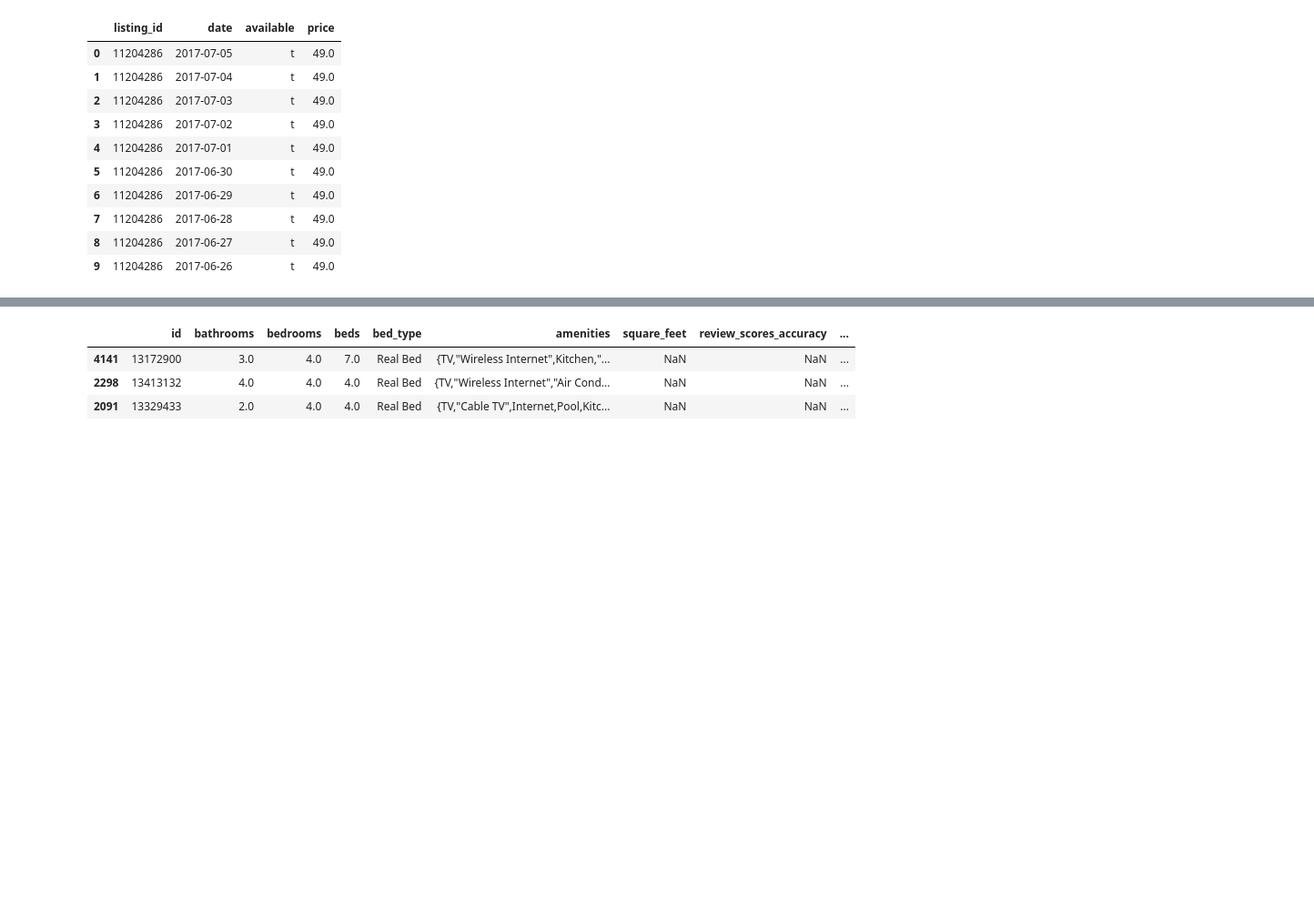
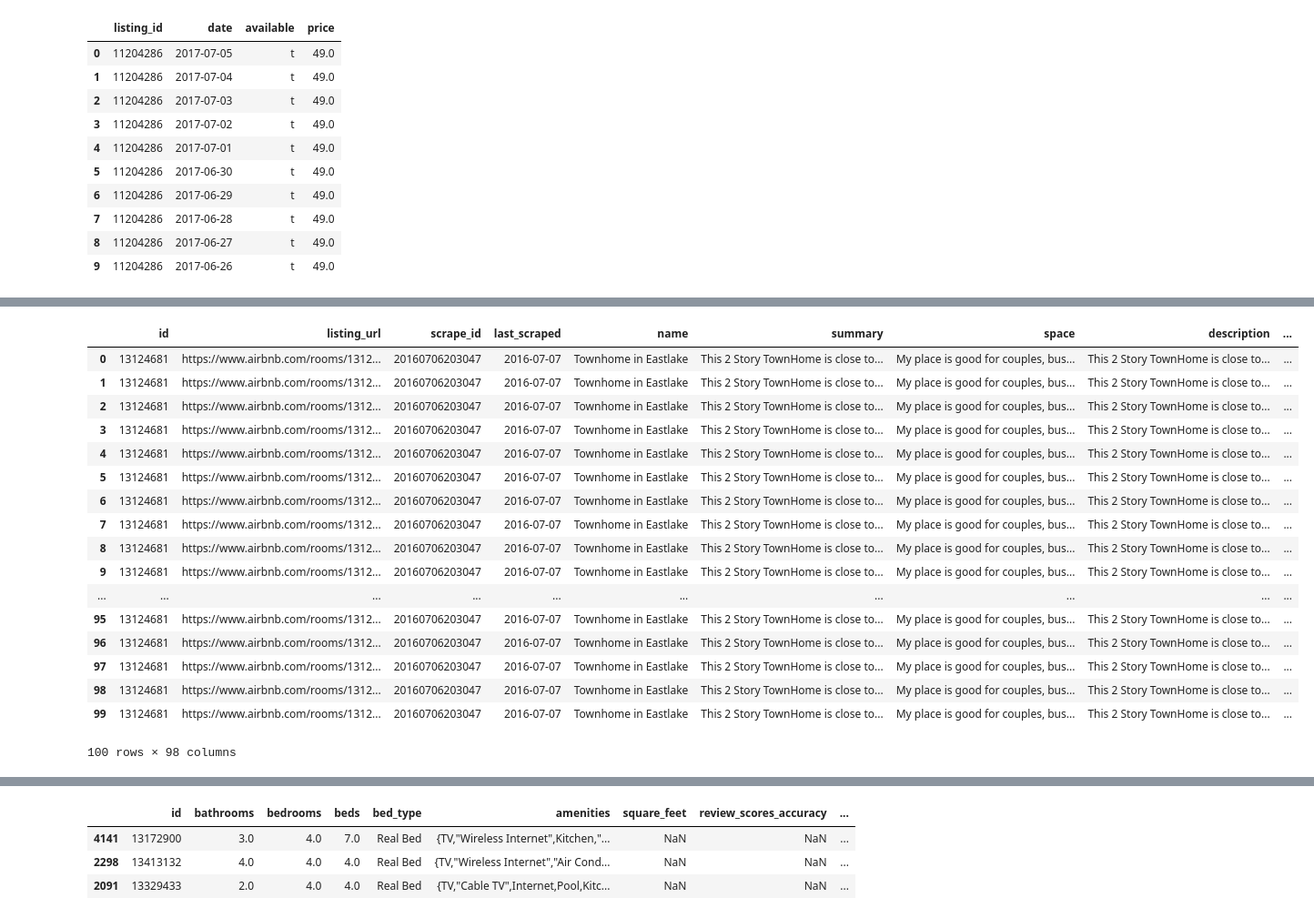
Before and after one commit to mas-dse-saachary/UCSD-MAS-Capstone-Project, a Jupyter notebook: listings_explo.ipynb, the cells around one changed output, grey strips where cells are left out. Shown at 91% size. Cells and saved outputs as stored; diff of their text form; code cells hidden in the pictures; blank space fills up the shorter version.

```diff
--- a/listings_explo.ipynb
+++ b/listings_explo.ipynb
@@ -138,0 +175,21 @@ cal.head(10)
+# %%
+merged.head(100)
+# %% [output]
+|  | id | listing_url | scrape_id | last_scraped | name | summary | space | description | ... |
+| 0 | 13124681 | https://www.airbnb.com/rooms/1312... | 20160706203047 | 2016-07-07 | Townhome in Eastlake | This 2 Story TownHome is close to... | My place is good for couples, bus... | This 2 Story TownHome is close to... | ... |
+| 1 | 13124681 | https://www.airbnb.com/rooms/1312... | 20160706203047 | 2016-07-07 | Townhome in Eastlake | This 2 Story TownHome is close to... | My place is good for couples, bus... | This 2 Story TownHome is close to... | ... |
+| 2 | 13124681 | https://www.airbnb.com/rooms/1312... | 20160706203047 | 2016-07-07 | Townhome in Eastlake | This 2 Story TownHome is close to... | My place is good for couples, bus... | This 2 Story TownHome is close to... | ... |
+| 3 | 13124681 | https://www.airbnb.com/rooms/1312... | 20160706203047 | 2016-07-07 | Townhome in Eastlake | This 2 Story TownHome is close to... | My place is good for couples, bus... | This 2 Story TownHome is close to... | ... |
+| 4 | 13124681 | https://www.airbnb.com/rooms/1312... | 20160706203047 | 2016-07-07 | Townhome in Eastlake | This 2 Story TownHome is close to... | My place is good for couples, bus... | This 2 Story TownHome is close to... | ... |
+| 5 | 13124681 | https://www.airbnb.com/rooms/1312... | 20160706203047 | 2016-07-07 | Townhome in Eastlake | This 2 Story TownHome is close to... | My place is good for couples, bus... | This 2 Story TownHome is close to... | ... |
+| 6 | 13124681 | https://www.airbnb.com/rooms/1312... | 20160706203047 | 2016-07-07 | Townhome in Eastlake | This 2 Story TownHome is close to... | My place is good for couples, bus... | This 2 Story TownHome is close to... | ... |
+| 7 | 13124681 | https://www.airbnb.com/rooms/1312... | 20160706203047 | 2016-07-07 | Townhome in Eastlake | This 2 Story TownHome is close to... | My place is good for couples, bus... | This 2 Story TownHome is close to... | ... |
+| 8 | 13124681 | https://www.airbnb.com/rooms/1312... | 20160706203047 | 2016-07-07 | Townhome in Eastlake | This 2 Story TownHome is close to... | My place is good for couples, bus... | This 2 Story TownHome is close to... | ... |
+| 9 | 13124681 | https://www.airbnb.com/rooms/1312... | 20160706203047 | 2016-07-07 | Townhome in Eastlake | This 2 Story TownHome is close to... | My place is good for couples, bus... | This 2 Story TownHome is close to... | ... |
+| ... | ... | ... | ... | ... | ... | ... | ... | ... | ... |
+| 95 | 13124681 | https://www.airbnb.com/rooms/1312... | 20160706203047 | 2016-07-07 | Townhome in Eastlake | This 2 Story TownHome is close to... | My place is good for couples, bus... | This 2 Story TownHome is close to... | ... |
+| 96 | 13124681 | https://www.airbnb.com/rooms/1312... | 20160706203047 | 2016-07-07 | Townhome in Eastlake | This 2 Story TownHome is close to... | My place is good for couples, bus... | This 2 Story TownHome is close to... | ... |
+| 97 | 13124681 | https://www.airbnb.com/rooms/1312... | 20160706203047 | 2016-07-07 | Townhome in Eastlake | This 2 Story TownHome is close to... | My place is good for couples, bus... | This 2 Story TownHome is close to... | ... |
+| 98 | 13124681 | https://www.airbnb.com/rooms/1312... | 20160706203047 | 2016-07-07 | Townhome in Eastlake | This 2 Story TownHome is close to... | My place is good for couples, bus... | This 2 Story TownHome is close to... | ... |
+| 99 | 13124681 | https://www.airbnb.com/rooms/1312... | 20160706203047 | 2016-07-07 | Townhome in Eastlake | This 2 Story TownHome is close to... | My place is good for couples, bus... | This 2 Story TownHome is close to... | ... |
+100 rows × 98 columns
```
Also changed, not shown: parts of 25 cells of this notebook.
